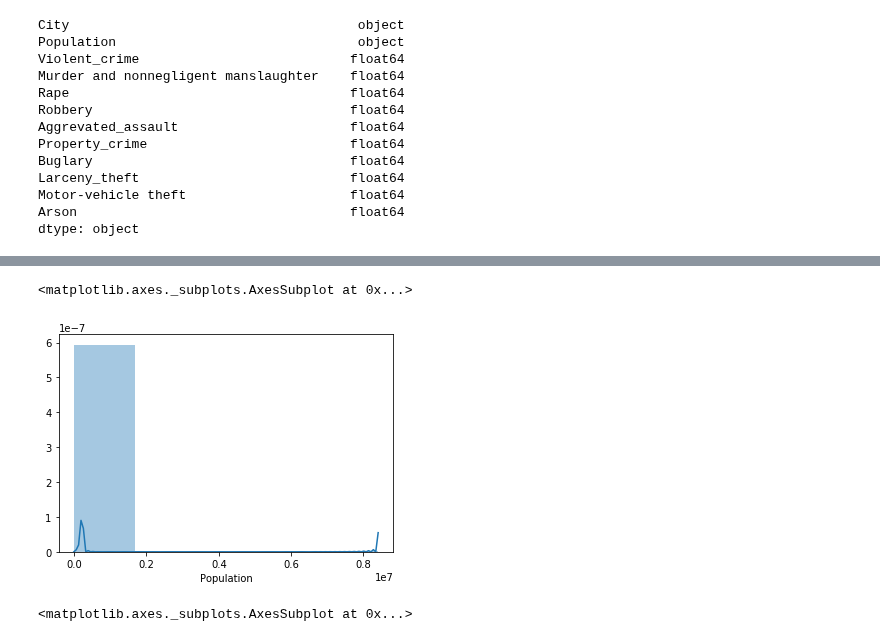
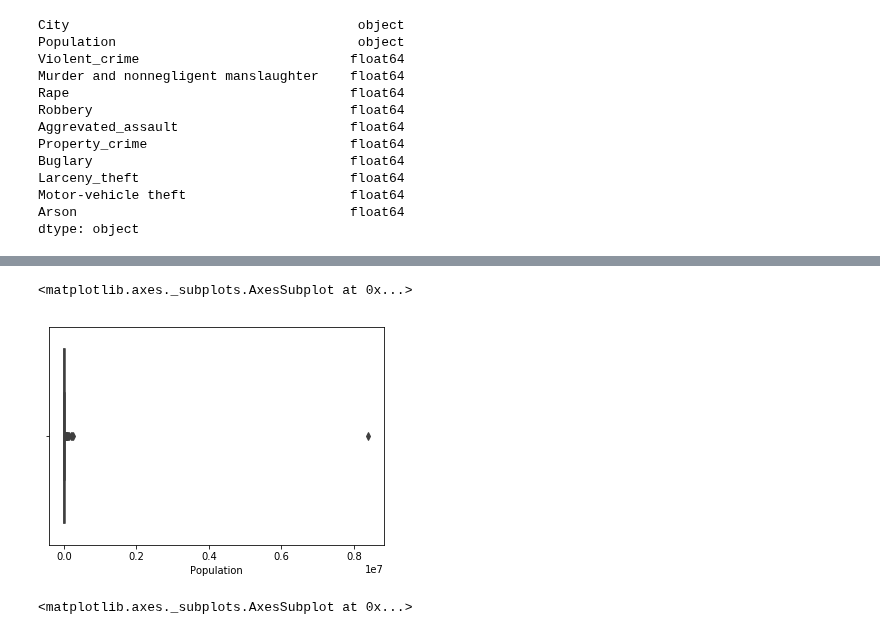
Before and after one commit to innawendell/Describing-Data-, a Jupyter notebook: Multi_Variable_regression.ipynb, the cells around one changed output, grey strips where cells are left out. Saved outputs shown, nothing was run; the diff lists cells and outputs as text; code cells hidden in the pictures.

```diff
--- a/Multi_Variable_regression.ipynb
+++ b/Multi_Variable_regression.ipynb
@@ -99,10 +98,10 @@ fbi_new.head()
 # %%
 fbi_new.rename(columns={'Murder and nonnegligent manslaughter':'Murder'}, inplace = True)
 # %%
-sns.distplot(fbi_new.Population, bins = 5)
+sns.boxplot(fbi_new.Population)
 # %% [output]
 <matplotlib.axes._subplots.AxesSubplot at 0x...>
-[figure, old version]
+[figure, new version]
 # %%
 sns.boxplot(fbi_new.Aggrevated_assault)
 # %% [output]
```
Also changed, not shown: parts of 35 cells of this notebook.
